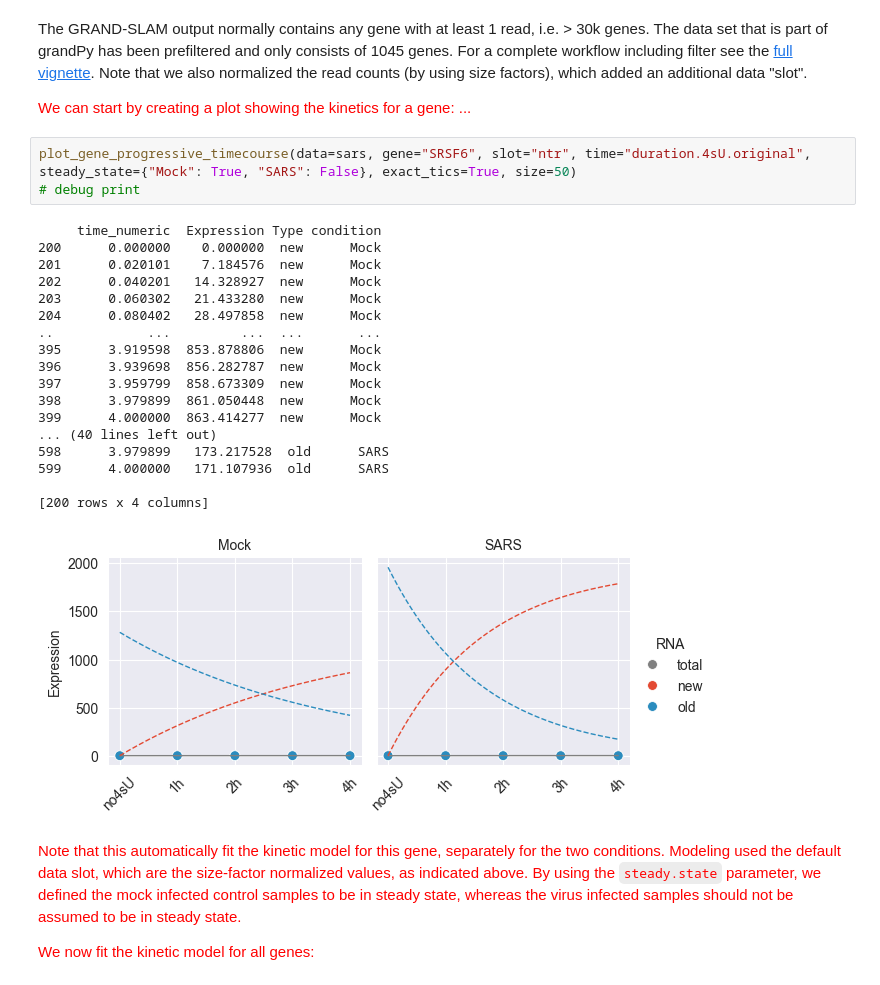
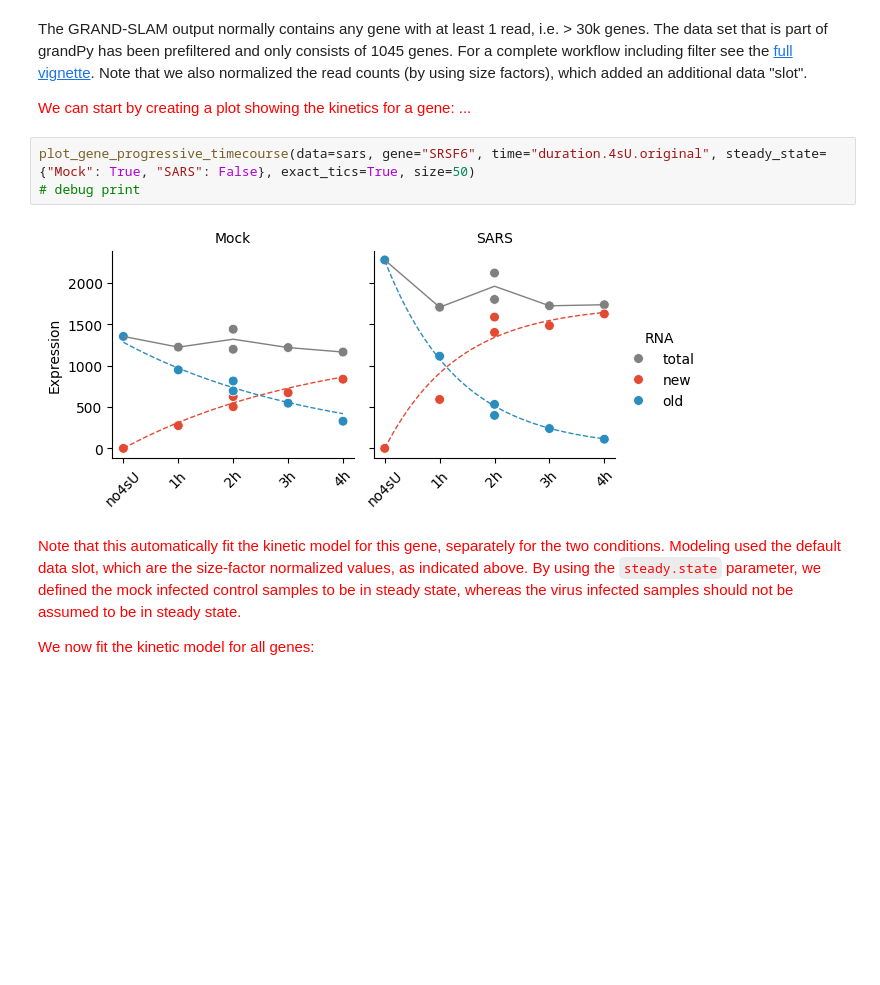
Before and after one commit to maus2310/GrandPy, a Jupyter notebook: Py/vignettes/vignette_00_getting_started.ipynb, the cells around one changed output. Saved outputs shown, nothing was run; the diff lists cells and outputs as text; blank space fills up the shorter version.

Commit message:
fixed plots and added chase logic in progrssive_timecourse_plot

```diff
--- a/Py/vignettes/vignette_00_getting_started.ipynb
+++ b/Py/vignettes/vignette_00_getting_started.ipynb
@@ -31,28 +31,11 @@ Default data slot: norm
 The GRAND-SLAM output normally contains any gene with at least 1 read, i.e. > 30k genes. The data set that is part of grandPy has been prefiltered and only consists of 1045 genes. For a complete workflow including filter see the [full vignette](vignette_02_kinetic_modeling.ipynb). Note that we also normalized the read counts (by using size factors), which added an additional data "slot".
 
 <span style="color:red"> We can start by creating a plot showing the kinetics for a gene: ...</span>
-# %%
-plot_gene_progressive_timecourse(data=sars, gene="SRSF6", slot="ntr", time="duration.4sU.original", steady_state={"Mock": True, "SARS": False}, exact_tics=True, size=50)
-# debug print
-# %% [output]
-     time_numeric  Expression Type condition
-200      0.000000    0.000000  new      Mock
-201      0.020101    7.184576  new      Mock
-202      0.040201   14.328927  new      Mock
-203      0.060302   21.433280  new      Mock
-204      0.080402   28.497858  new      Mock
-..            ...         ...  ...       ...
-395      3.919598  853.878806  new      Mock
-396      3.939698  856.282787  new      Mock
-397      3.959799  858.673309  new      Mock
-398      3.979899  861.050448  new      Mock
-399      4.000000  863.414277  new      Mock
-... (40 lines left out)
-598      3.979899   173.217528  old      SARS
-599      4.000000   171.107936  old      SARS
-
-[200 rows x 4 columns]
-[figure, removed]
+# %%
+plot_gene_progressive_timecourse(data=sars, gene="SRSF6", time="duration.4sU.original", steady_state={"Mock": True, "SARS": False}, exact_tics=True, size=50)
+# debug print
+# %% [output]
+[figure, added]
 # %% [markdown]
 <span style="color:red">Note that this automatically fit the kinetic model for this gene, separately for the two conditions. Modeling used the default data slot, which are the size-factor normalized values, as indicated above. By using the `steady.state` parameter, we defined the mock infected control samples to be in steady state, whereas the virus infected samples should not be assumed to be in steady state. </span>
 
```
Also changed, not shown: 2 other files.
